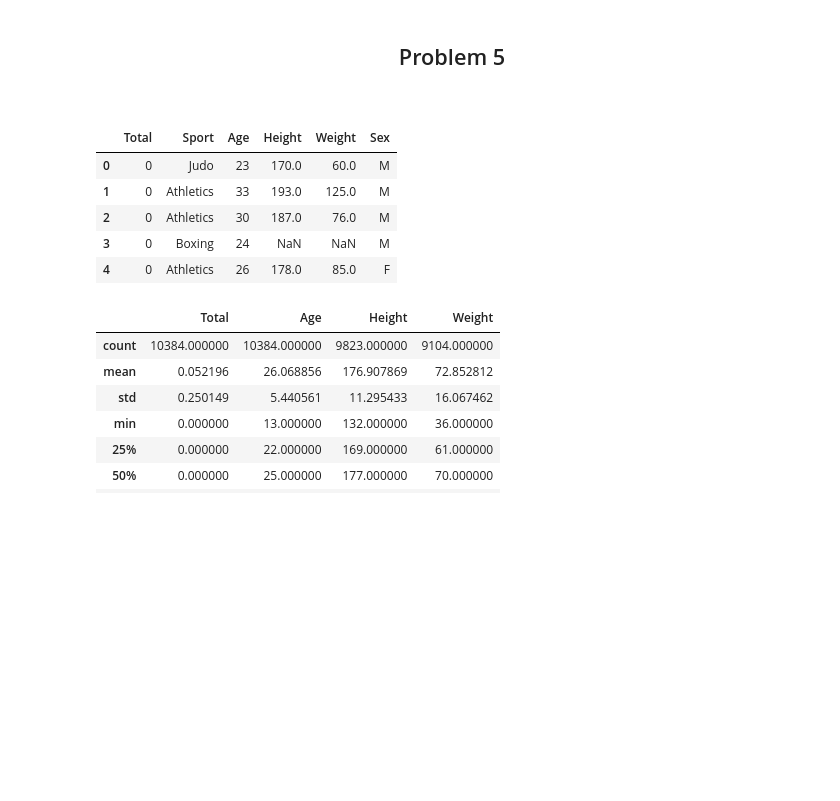
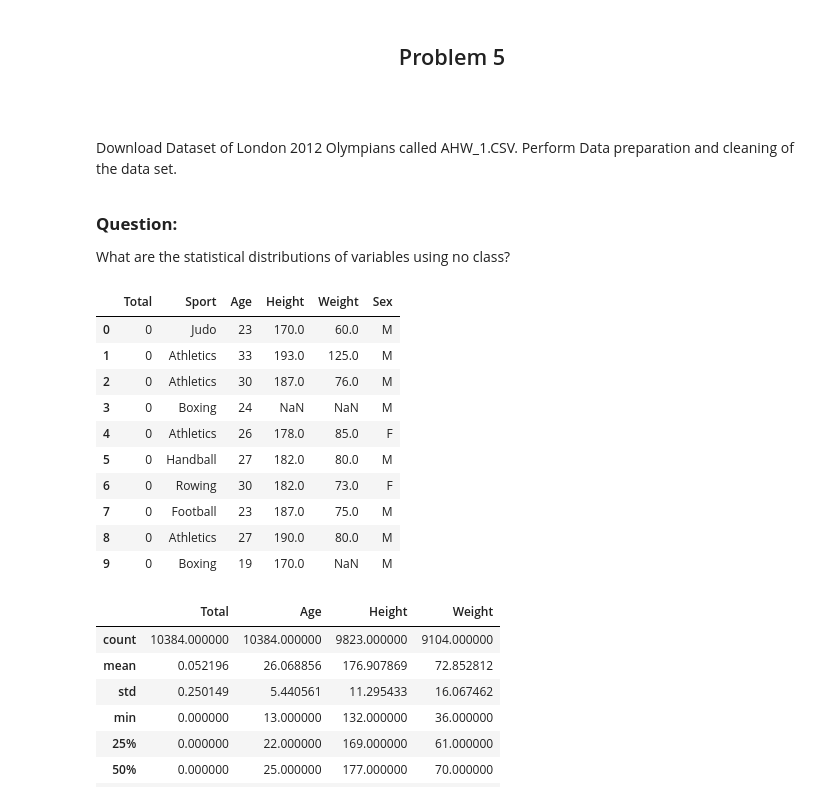
Before and after one commit to AnilKumarTeegala/DSE220_Machine_Learning, a Jupyter notebook: IPynb/1_AssignGalarnykMichael.ipynb, the cells around one changed output. Cells and saved outputs as stored; diff of their text form; code cells hidden in the pictures; blank space fills up the shorter version.

```diff
--- a/IPynb/1_AssignGalarnykMichael.ipynb
+++ b/IPynb/1_AssignGalarnykMichael.ipynb
@@ -502,14 +497,23 @@ gvRenderJobs Tree: 0.00 secs.
 <img src = "images/decisionTree.png">
 # %% [markdown]
 <h2 align="center"> Problem 5</h2><br>
+# %% [markdown]
+<strong><p style="font-size:120%;"></strong> Download Dataset of London 2012 Olympians called AHW_1.CSV. Perform Data preparation and cleaning of the data set.
+# %% [markdown]
+<strong><p style="font-size:120%;">Question: </strong>What are the statistical distributions of variables using no class?
 # %%
-dataset = pd.read_csv('data/AHW_1.csv')
-dataset.head()
+LondonOlympians = pd.read_csv('data/AHW_1.csv')
+LondonOlympians.head(10)
 # %% [output]
 |  | Total | Sport | Age | Height | Weight | Sex |
 | 0 | 0 | Judo | 23 | 170.0 | 60.0 | M |
 | 1 | 0 | Athletics | 33 | 193.0 | 125.0 | M |
 | 2 | 0 | Athletics | 30 | 187.0 | 76.0 | M |
 | 3 | 0 | Boxing | 24 | NaN | NaN | M |
 | 4 | 0 | Athletics | 26 | 178.0 | 85.0 | F |
+| 5 | 0 | Handball | 27 | 182.0 | 80.0 | M |
+| 6 | 0 | Rowing | 30 | 182.0 | 73.0 | F |
+| 7 | 0 | Football | 23 | 187.0 | 75.0 | M |
+| 8 | 0 | Athletics | 27 | 190.0 | 80.0 | M |
+| 9 | 0 | Boxing | 19 | 170.0 | NaN | M |
 # %%
```
Also changed, not shown: parts of 10 cells of this notebook, 6 other files.
